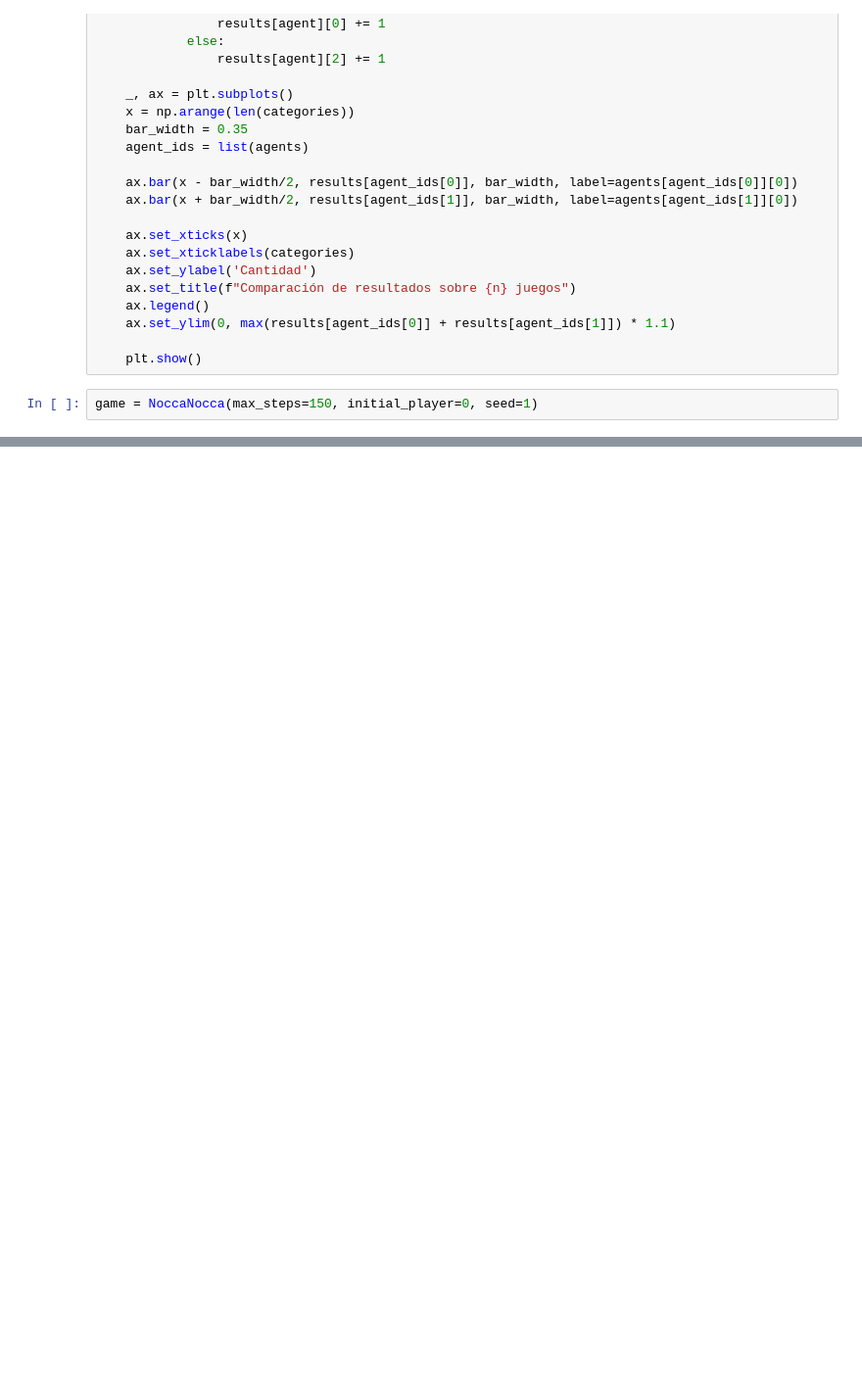
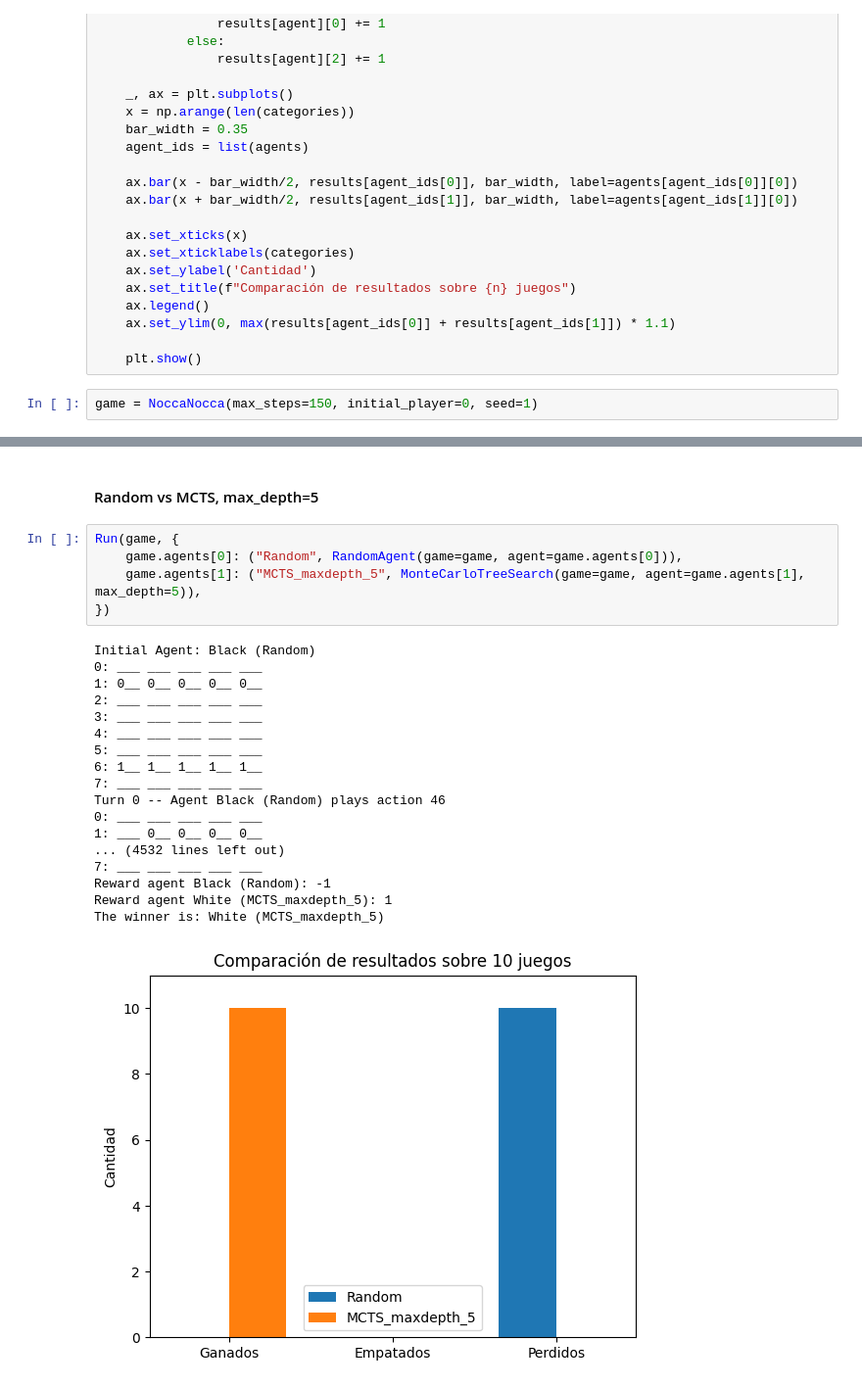
Before and after one commit to andscara/marl-obl2, a Jupyter notebook: Alternating Games/Nocca_Nocca.ipynb, the cells around one changed output, grey strips where cells are left out. Shown at 98% size. Cells and saved outputs as stored; diff of their text form; blank space fills up the shorter version.

```diff
--- a/Alternating Games/Nocca_Nocca.ipynb
+++ b/Alternating Games/Nocca_Nocca.ipynb
@@ -68 +98,27 @@ game = NoccaNocca(max_steps=150, initial_player=0, seed=1)
+# %% [markdown]
+#### Random vs MCTS, max_depth=5
+# %%
+Run(game, {
+    game.agents[0]: ("Random", RandomAgent(game=game, agent=game.agents[0])),
+    game.agents[1]: ("MCTS_maxdepth_5", MonteCarloTreeSearch(game=game, agent=game.agents[1], max_depth=5)),
+})
+# %% [output]
+Initial Agent: Black (Random)
+0: ___ ___ ___ ___ ___
+1: 0__ 0__ 0__ 0__ 0__
+2: ___ ___ ___ ___ ___
+3: ___ ___ ___ ___ ___
+4: ___ ___ ___ ___ ___
+5: ___ ___ ___ ___ ___
+6: 1__ 1__ 1__ 1__ 1__
+7: ___ ___ ___ ___ ___
+Turn 0 -- Agent Black (Random) plays action 46
+0: ___ ___ ___ ___ ___
+1: ___ 0__ 0__ 0__ 0__
+... (4532 lines left out)
+7: ___ ___ ___ ___ ___
+Reward agent Black (Random): -1
+Reward agent White (MCTS_maxdepth_5): 1
+The winner is: White (MCTS_maxdepth_5)
+[figure, added]
 # %% [markdown]
```
Also changed, not shown: parts of 23 cells of this notebook, 7 other files.
